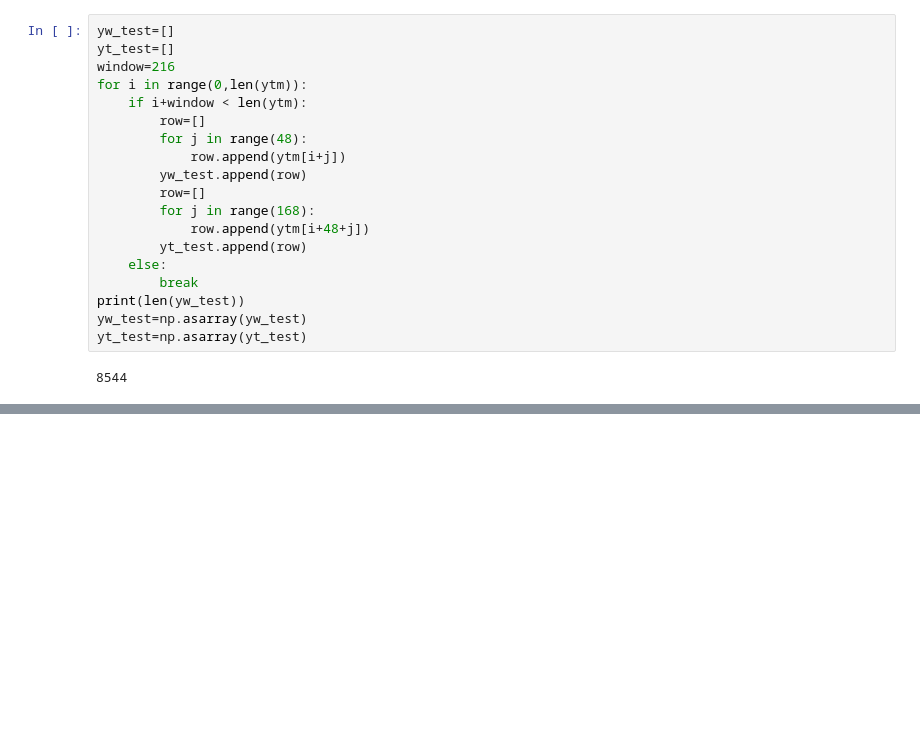
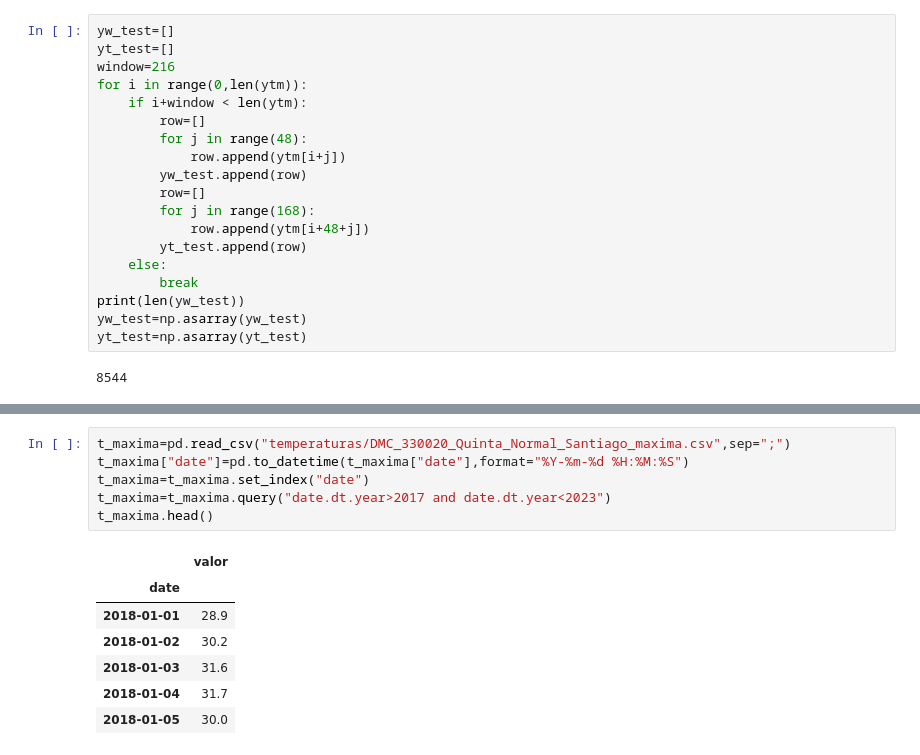
Before and after one commit to pabloschwarzenberg/CINF104, a Jupyter notebook: timeseries_coordinador/modelo_hora_temperatura.ipynb, the cells around one changed output, grey strips where cells are left out. Cells and saved outputs as stored; diff of their text form; blank space fills up the shorter version.

```diff
--- a/timeseries_coordinador/modelo_hora_temperatura.ipynb
+++ b/timeseries_coordinador/modelo_hora_temperatura.ipynb
@@ -147,0 +179,14 @@ yt_test=np.asarray(yt_test)
+# %%
+t_maxima=pd.read_csv("temperaturas/DMC_330020_Quinta_Normal_Santiago_maxima.csv",sep=";")
+t_maxima["date"]=pd.to_datetime(t_maxima["date"],format="%Y-%m-%d %H:%M:%S")
+t_maxima=t_maxima.set_index("date")
+t_maxima=t_maxima.query("date.dt.year>2017 and date.dt.year<2023")
+t_maxima.head()
+# %% [output]
+|  | valor |
+| date |  |
+| 2018-01-01 | 28.9 |
+| 2018-01-02 | 30.2 |
+| 2018-01-03 | 31.6 |
+| 2018-01-04 | 31.7 |
+| 2018-01-05 | 30.0 |
```
Also changed, not shown: parts of 5 cells of this notebook, 6 other files.
